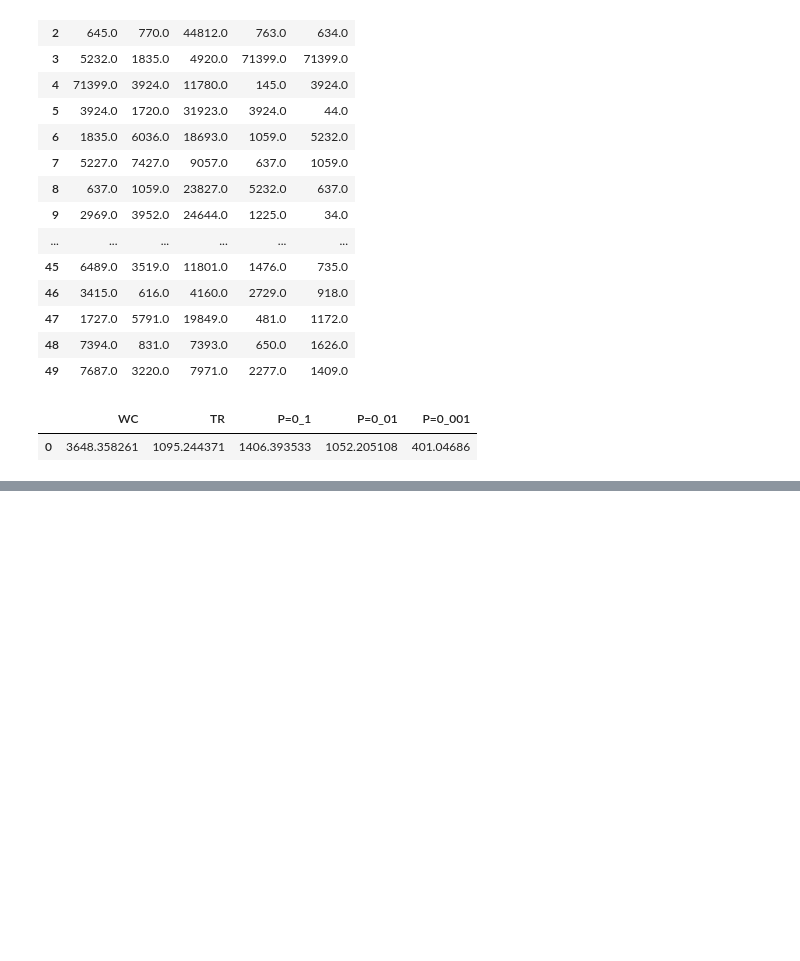
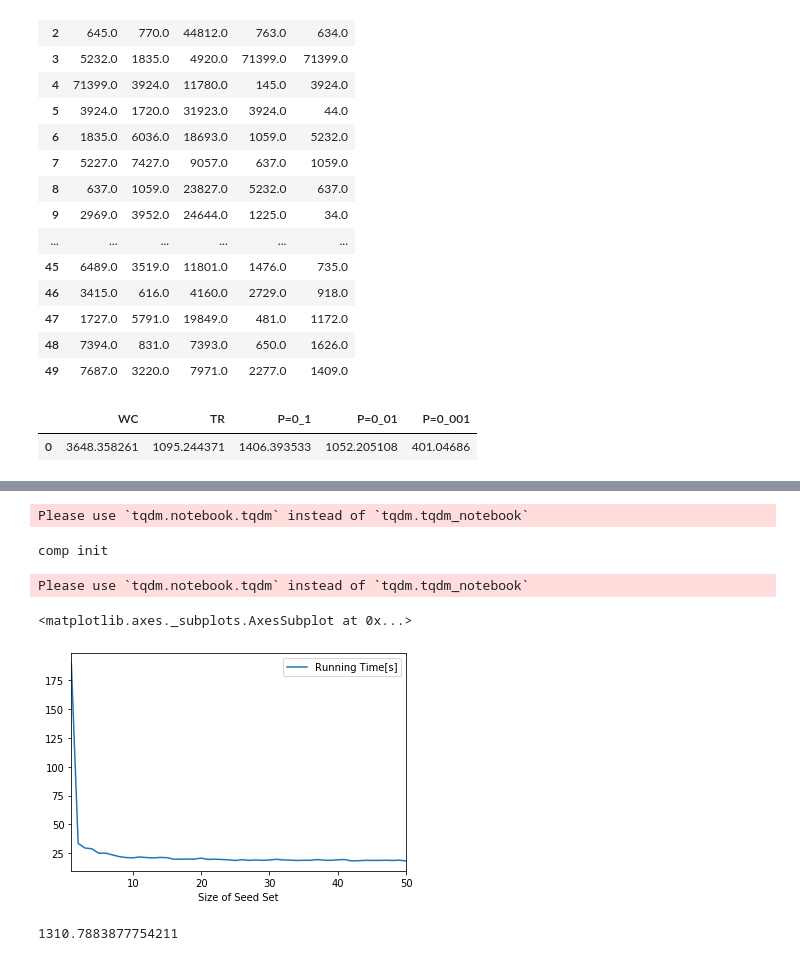
Before and after one commit to plue1011/code, a Jupyter notebook: PMC.ipynb, the cells around one changed output, grey strips where cells are left out. Saved outputs shown, nothing was run; the diff lists cells and outputs as text; code cells hidden in the pictures; blank space fills up the shorter version.

```diff
--- a/PMC.ipynb
+++ b/PMC.ipynb
@@ -772,0 +788,22 @@ pd.DataFrame([run_time]).to_csv("result/Epinions/run_time.csv")
+# %%
+start = time.time()
+S["WC"], time_list = PMC_greedy_time(network_np, 50, 200)
+run_time["WC"] = time.time() - start
+# %% [output]
+Please use `tqdm.notebook.tqdm` instead of `tqdm.tqdm_notebook`
+comp init
+Please use `tqdm.notebook.tqdm` instead of `tqdm.tqdm_notebook`
+# %%
+WC_df_seed_time = pd.DataFrame({"Size of Seed Set":range(1,51),
+                                "Running Time[s]":time_list}).set_index("Size of Seed Set")
+WC_df_seed_time.to_csv("result/HepPh/PMC/WC_df_seed_time.csv")
+# %%
+WC_df_seed_time.plot()
+# %% [output]
+<matplotlib.axes._subplots.AxesSubplot at 0x...>
+[figure, added]
+# %%
+run_time["WC"]
+# 2870.9144158363342
+# %% [output]
+1310.7883877754211
```
Also changed, not shown: parts of 52 cells of this notebook.
